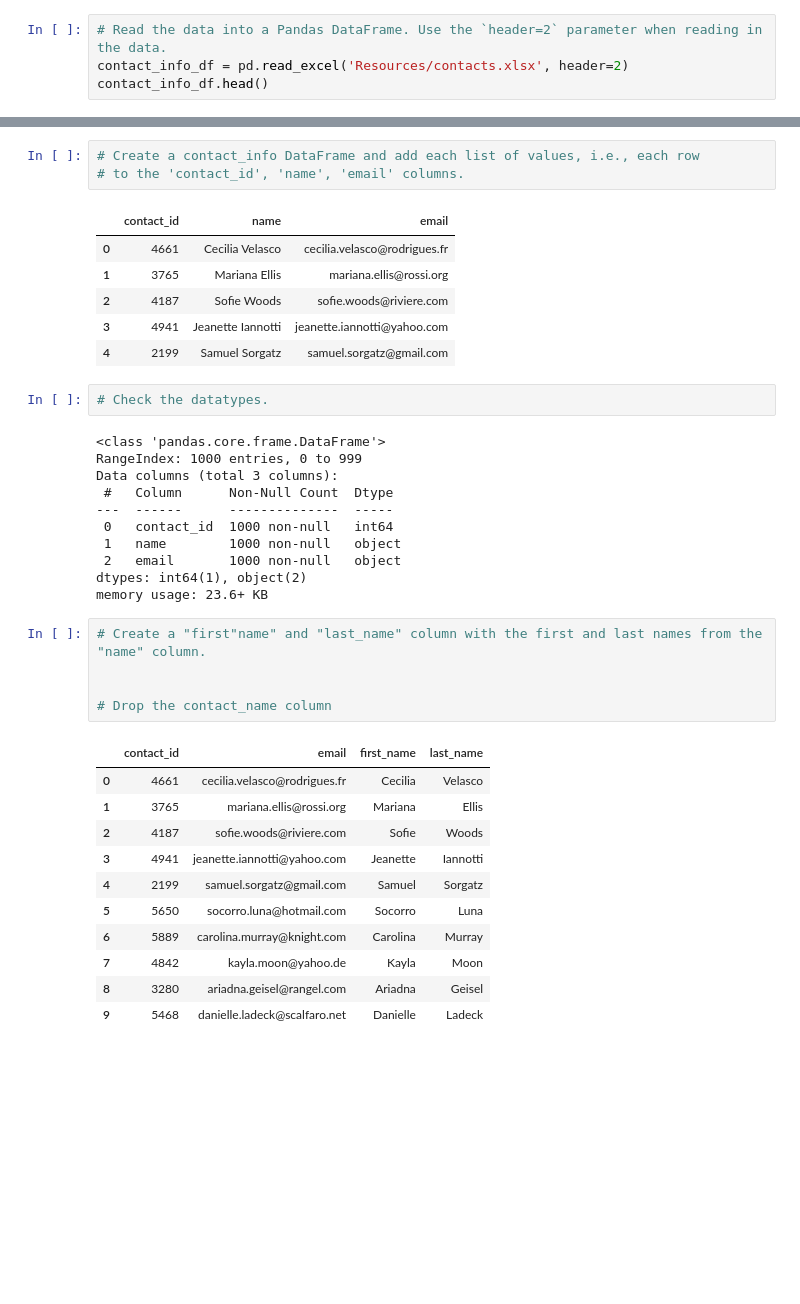
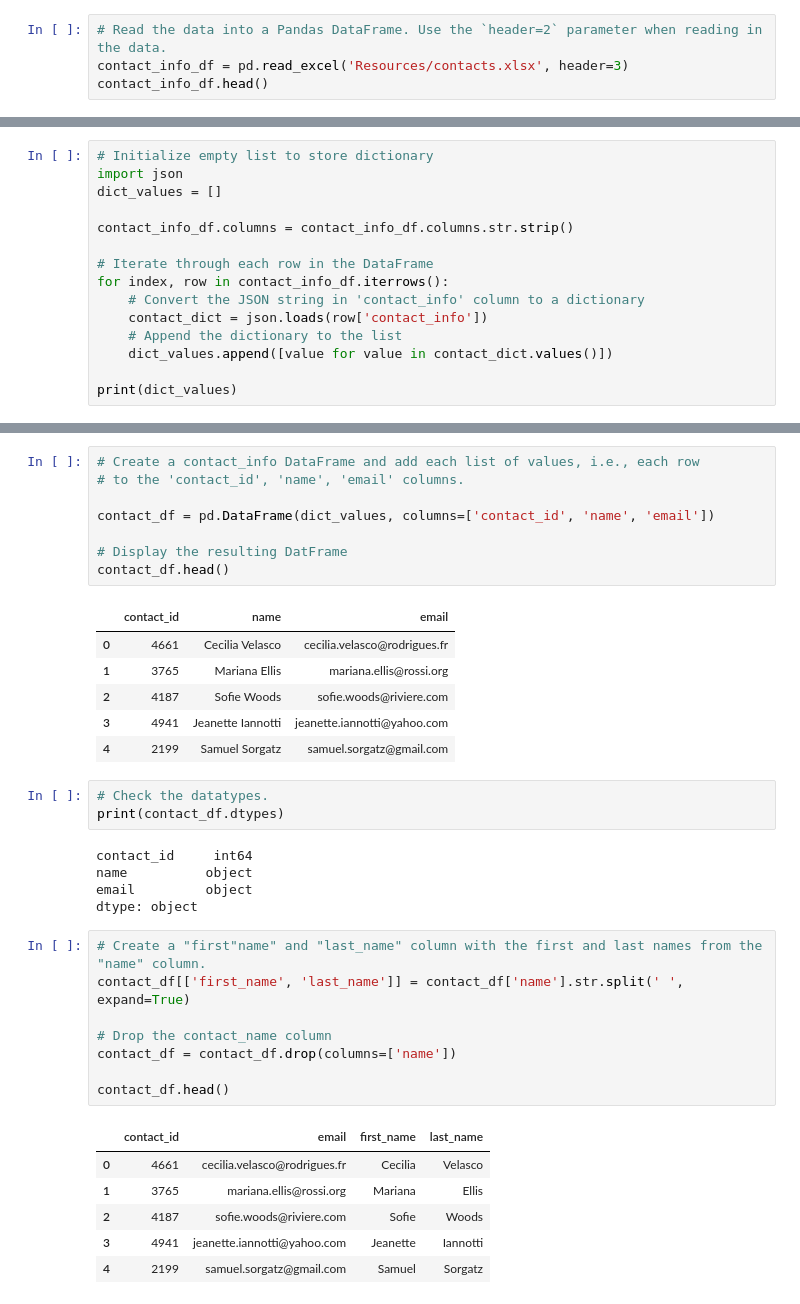
Before and after one commit to theta979/Crowdfunding_ETL, a Jupyter notebook: ETL_Mini_Project_Pratiksha_CWilliams.ipynb, the cells around one changed output, grey strips where cells are left out. Drawn from its saved outputs; the diff is of its cells as text; blank space fills up the shorter version.

Commit message:
New branch contianing the contact_info section of the jupyter notebook and the resulting csv file exported from it. to be merged later.

```diff
--- a/ETL_Mini_Project_Pratiksha_CWilliams.ipynb
+++ b/ETL_Mini_Project_Pratiksha_CWilliams.ipynb
@@ -287,7 +272,7 @@ campaign_cleaned.to_csv("Resources/campaign.csv", index=False)
 ### Extract the contacts.xlsx Data.
 # %%
 # Read the data into a Pandas DataFrame. Use the `header=2` parameter when reading in the data.
-contact_info_df = pd.read_excel('Resources/contacts.xlsx', header=2)
+contact_info_df = pd.read_excel('Resources/contacts.xlsx', header=3)
 contact_info_df.head()
 # %% [output]
 |  | contact_info |
@@ -320,0 +299,15 @@ print(dict_values)
+# %%
+# Initialize empty list to store dictionary
+import json
+dict_values = []
+
+contact_info_df.columns = contact_info_df.columns.str.strip()
+
+# Iterate through each row in the DataFrame
+for index, row in contact_info_df.iterrows():
+    # Convert the JSON string in 'contact_info' column to a dictionary
+    contact_dict = json.loads(row['contact_info'])
+    # Append the dictionary to the list
+    dict_values.append([value for value in contact_dict.values()])
+
+print(dict_values)
@@ -321,6 +316,11 @@ print(dict_values)
 # %%
 # Create a contact_info DataFrame and add each list of values, i.e., each row
 # to the 'contact_id', 'name', 'email' columns.
+
+contact_df = pd.DataFrame(dict_values, columns=['contact_id', 'name', 'email'])
+
+# Display the resulting DatFrame
+contact_df.head()
 # %% [output]
 |  | contact_id | name | email |
 | 0 | 4661 | Cecilia Velasco | cecilia.velasco@rodrigues.fr |
@@ -330,33 +330,26 @@ print(dict_values)
 | 4 | 2199 | Samuel Sorgatz | samuel.sorgatz@gmail.com |
 # %%
 # Check the datatypes.
+print(contact_df.dtypes)
 # %% [output]
-<class 'pandas.core.frame.DataFrame'>
-RangeIndex: 1000 entries, 0 to 999
-Data columns (total 3 columns):
- #   Column      Non-Null Count  Dtype
----  ------      --------------  -----
- 0   contact_id  1000 non-null   int64
- 1   name        1000 non-null   object
- 2   email       1000 non-null   object
-dtypes: int64(1), object(2)
-memory usage: 23.6+ KB
+contact_id     int64
+name          object
+email         object
+dtype: object
 # %%
 # Create a "first"name" and "last_name" column with the first and last names from the "name" column.
-
+contact_df[['first_name', 'last_name']] = contact_df['name'].str.split(' ', expand=True)
 
 # Drop the contact_name column
+contact_df = contact_df.drop(columns=['name'])
+
+contact_df.head()
 # %% [output]
 |  | contact_id | email | first_name | last_name |
 | 0 | 4661 | cecilia.velasco@rodrigues.fr | Cecilia | Velasco |
 | 1 | 3765 | mariana.ellis@rossi.org | Mariana | Ellis |
 | 2 | 4187 | sofie.woods@riviere.com | Sofie | Woods |
 | 3 | 4941 | jeanette.iannotti@yahoo.com | Jeanette | Iannotti |
 | 4 | 2199 | samuel.sorgatz@gmail.com | Samuel | Sorgatz |
-| 5 | 5650 | socorro.luna@hotmail.com | Socorro | Luna |
-| 6 | 5889 | carolina.murray@knight.com | Carolina | Murray |
-| 7 | 4842 | kayla.moon@yahoo.de | Kayla | Moon |
-| 8 | 3280 | ariadna.geisel@rangel.com | Ariadna | Geisel |
-| 9 | 5468 | danielle.ladeck@scalfaro.net | Danielle | Ladeck |
 # %%
 # Reorder the columns
```
Also changed, not shown: parts of 19 cells of this notebook, 2 other files.
